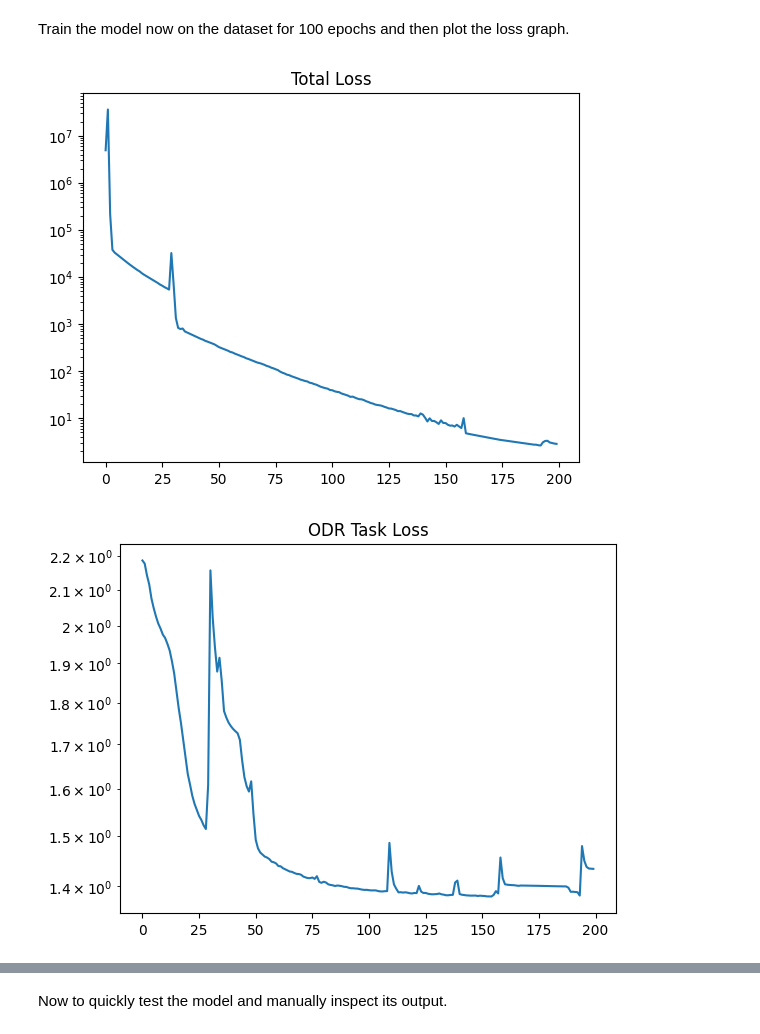
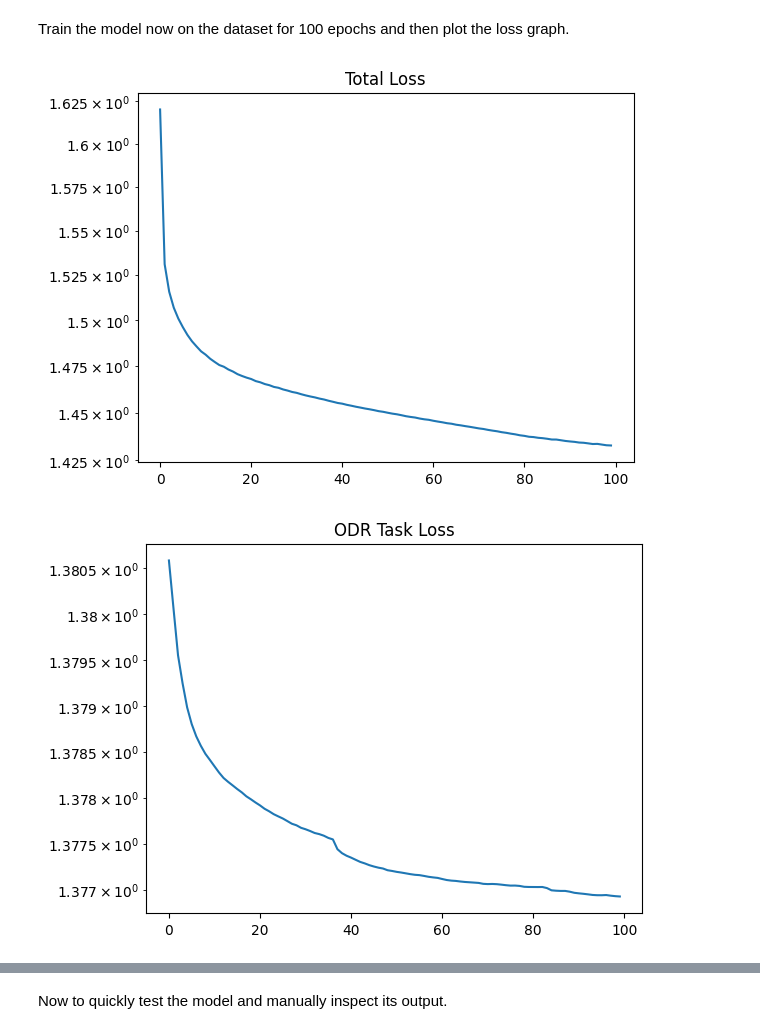
Before and after one commit to IanPTan/MoPeA, a Jupyter notebook: src/odr_test.ipynb, the cells around one changed output, grey strips where cells are left out. Saved outputs shown, nothing was run; the diff lists cells and outputs as text; code cells hidden in the pictures.

```diff
--- a/src/odr_test.ipynb
+++ b/src/odr_test.ipynb
@@ -80,7 +80,7 @@ model = mm.MoPeAModel(DIRECTIONS + 1, DIRECTIONS * 2, DIRECTIONS + 1, DIRECTIONS
 raw_criterion = nn.CrossEntropyLoss(reduction="none")
 def criterion(outputs, labels):
     blank_label = labels.max()
-    mask = (labels != blank_label) + 5e-3
+    mask = (labels != blank_label) + 1e-3
 
     outputs = outputs.view(-1, outputs.shape[-1])
     labels = labels.view(-1)
@@ -109,7 +109,7 @@ model.train()
 losses = []
 odr_losses = []
 mem_losses = []
-pbar = tqdm(range(200))
+pbar = tqdm(range(100))
 for epoch in pbar:
     total_loss = 0
     total_odr_loss = 0
@@ -133,32 +133,32 @@ for epoch in pbar:
     avg_loss = total_loss / len(dataloader)
     avg_odr_loss = total_odr_loss / len(dataloader)
     avg_mem_loss = total_mem_loss / len(dataloader)
     losses.append(avg_loss)
     odr_losses.append(avg_odr_loss)
     mem_losses.append(avg_mem_loss)
     current_lr = optimizer.param_groups[0]['lr']
     pbar.set_postfix(L=f"{avg_loss:.4f}", TL=f"{avg_odr_loss:.4f}", ML=f"{avg_mem_loss:.4f}", lr=current_lr)
 
     scheduler.step(avg_loss)
 
 pt.save(model.state_dict(), 'backup.pth')
 model.eval()
 print()
 
 plt.plot(losses)
 plt.title("Total Loss")
 plt.yscale("log")
 plt.show()
 
 plt.plot(odr_losses)
 plt.title("ODR Task Loss")
 plt.yscale("log")
 plt.show()
 
 plt.plot(mem_losses)
 plt.title("Memory Loss")
 plt.yscale("log")
 plt.show()
 # %% [output]
-[figure, old version]
+[figure, new version]
-[figure, old version]
+[figure, new version]
```
Also changed, not shown: parts of 4 cells of this notebook.
